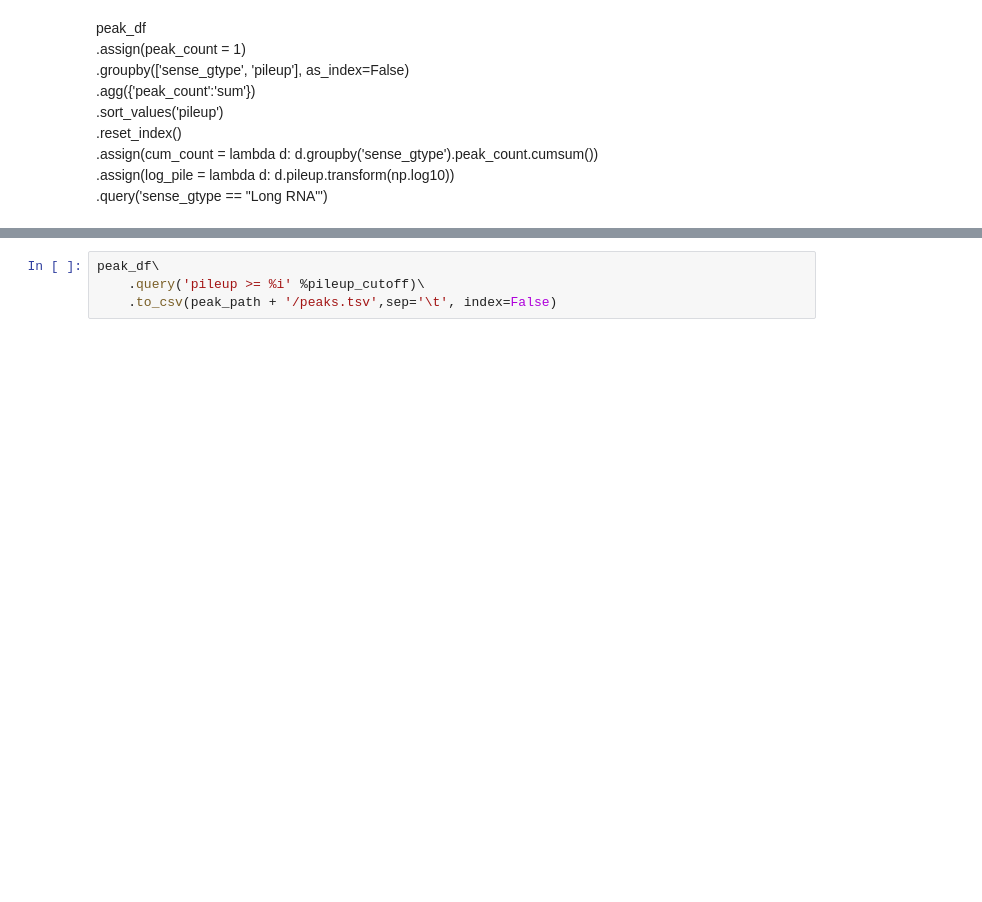
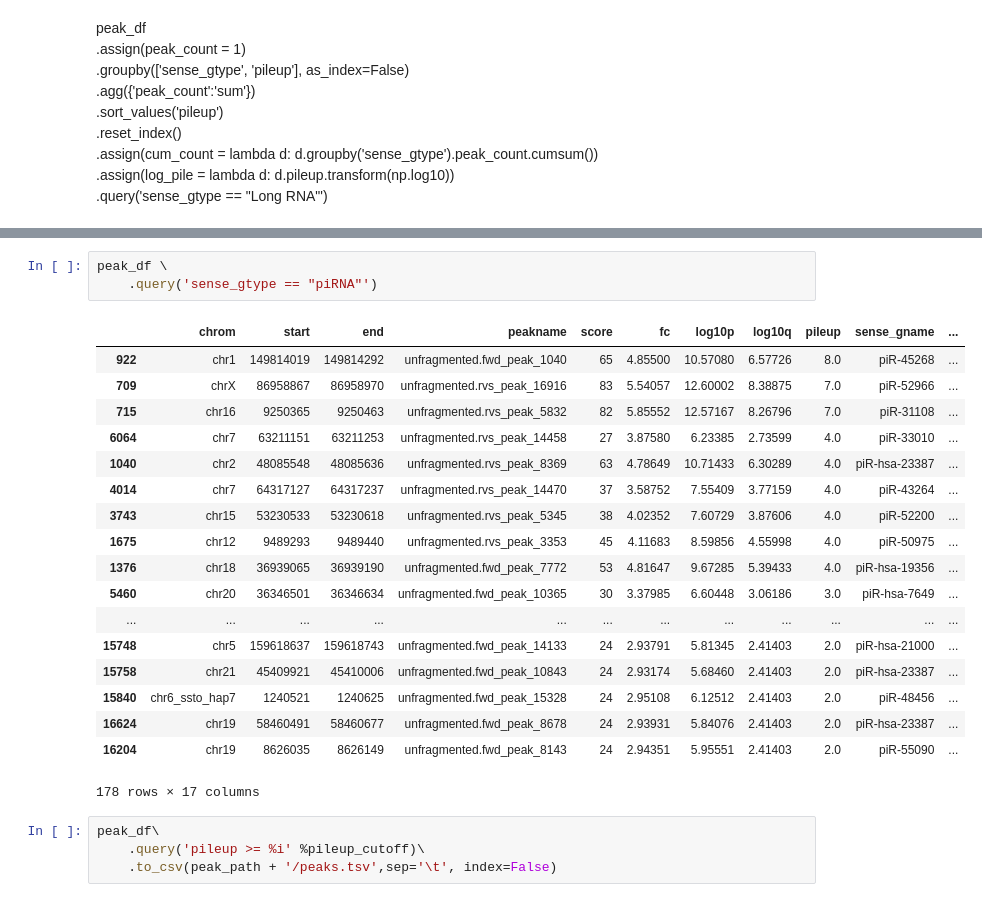
Before and after one commit to wckdouglas/cfNA, a Jupyter notebook: plots/peak_analysis.ipynb, the cells around one changed output, grey strips where cells are left out. Drawn from its saved outputs; the diff is of its cells as text; blank space fills up the shorter version.

```diff
--- a/plots/peak_analysis.ipynb
+++ b/plots/peak_analysis.ipynb
@@ -117,3 +150,25 @@ Saved: /stor/work/Lambowitz/cdw2854/cell_Free_nucleotides/tgirt_map/figure/peak_
+# %%
+peak_df \
+    .query('sense_gtype == "piRNA"')
+# %% [output]
+|  | chrom | start | end | peakname | score | fc | log10p | log10q | pileup | sense_gname | ... |
+| 922 | chr1 | 149814019 | 149814292 | unfragmented.fwd_peak_1040 | 65 | 4.85500 | 10.57080 | 6.57726 | 8.0 | piR-45268 | ... |
+| 709 | chrX | 86958867 | 86958970 | unfragmented.rvs_peak_16916 | 83 | 5.54057 | 12.60002 | 8.38875 | 7.0 | piR-52966 | ... |
+| 715 | chr16 | 9250365 | 9250463 | unfragmented.rvs_peak_5832 | 82 | 5.85552 | 12.57167 | 8.26796 | 7.0 | piR-31108 | ... |
+| 6064 | chr7 | 63211151 | 63211253 | unfragmented.rvs_peak_14458 | 27 | 3.87580 | 6.23385 | 2.73599 | 4.0 | piR-33010 | ... |
+| 1040 | chr2 | 48085548 | 48085636 | unfragmented.rvs_peak_8369 | 63 | 4.78649 | 10.71433 | 6.30289 | 4.0 | piR-hsa-23387 | ... |
+| 4014 | chr7 | 64317127 | 64317237 | unfragmented.rvs_peak_14470 | 37 | 3.58752 | 7.55409 | 3.77159 | 4.0 | piR-43264 | ... |
+| 3743 | chr15 | 53230533 | 53230618 | unfragmented.rvs_peak_5345 | 38 | 4.02352 | 7.60729 | 3.87606 | 4.0 | piR-52200 | ... |
+| 1675 | chr12 | 9489293 | 9489440 | unfragmented.rvs_peak_3353 | 45 | 4.11683 | 8.59856 | 4.55998 | 4.0 | piR-50975 | ... |
+| 1376 | chr18 | 36939065 | 36939190 | unfragmented.fwd_peak_7772 | 53 | 4.81647 | 9.67285 | 5.39433 | 4.0 | piR-hsa-19356 | ... |
+| 5460 | chr20 | 36346501 | 36346634 | unfragmented.fwd_peak_10365 | 30 | 3.37985 | 6.60448 | 3.06186 | 3.0 | piR-hsa-7649 | ... |
+| ... | ... | ... | ... | ... | ... | ... | ... | ... | ... | ... | ... |
+| 15748 | chr5 | 159618637 | 159618743 | unfragmented.fwd_peak_14133 | 24 | 2.93791 | 5.81345 | 2.41403 | 2.0 | piR-hsa-21000 | ... |
+| 15758 | chr21 | 45409921 | 45410006 | unfragmented.fwd_peak_10843 | 24 | 2.93174 | 5.68460 | 2.41403 | 2.0 | piR-hsa-23387 | ... |
+| 15840 | chr6_ssto_hap7 | 1240521 | 1240625 | unfragmented.fwd_peak_15328 | 24 | 2.95108 | 6.12512 | 2.41403 | 2.0 | piR-48456 | ... |
+| 16624 | chr19 | 58460491 | 58460677 | unfragmented.fwd_peak_8678 | 24 | 2.93931 | 5.84076 | 2.41403 | 2.0 | piR-hsa-23387 | ... |
+| 16204 | chr19 | 8626035 | 8626149 | unfragmented.fwd_peak_8143 | 24 | 2.94351 | 5.95551 | 2.41403 | 2.0 | piR-55090 | ... |
+178 rows × 17 columns
 # %%
 peak_df\
     .query('pileup >= %i' %pileup_cutoff)\
```
Also changed, not shown: parts of 9 cells of this notebook, 16 other files.
